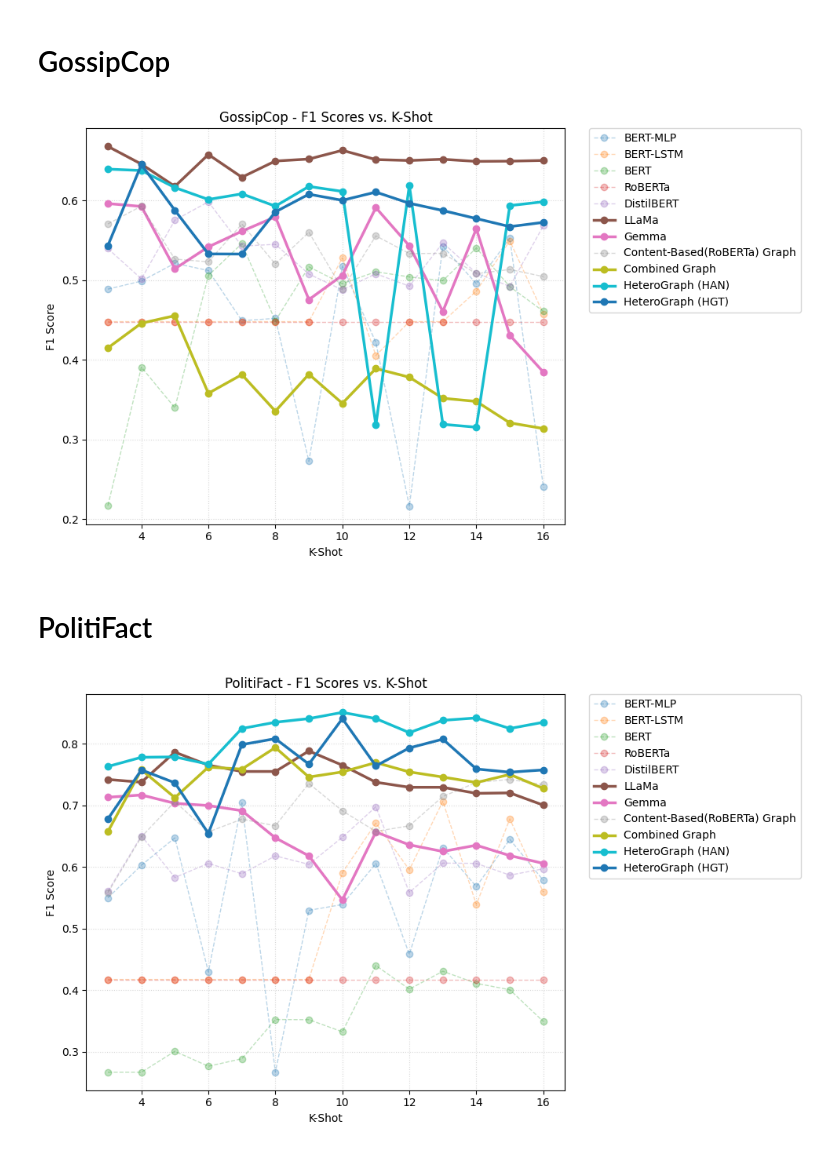
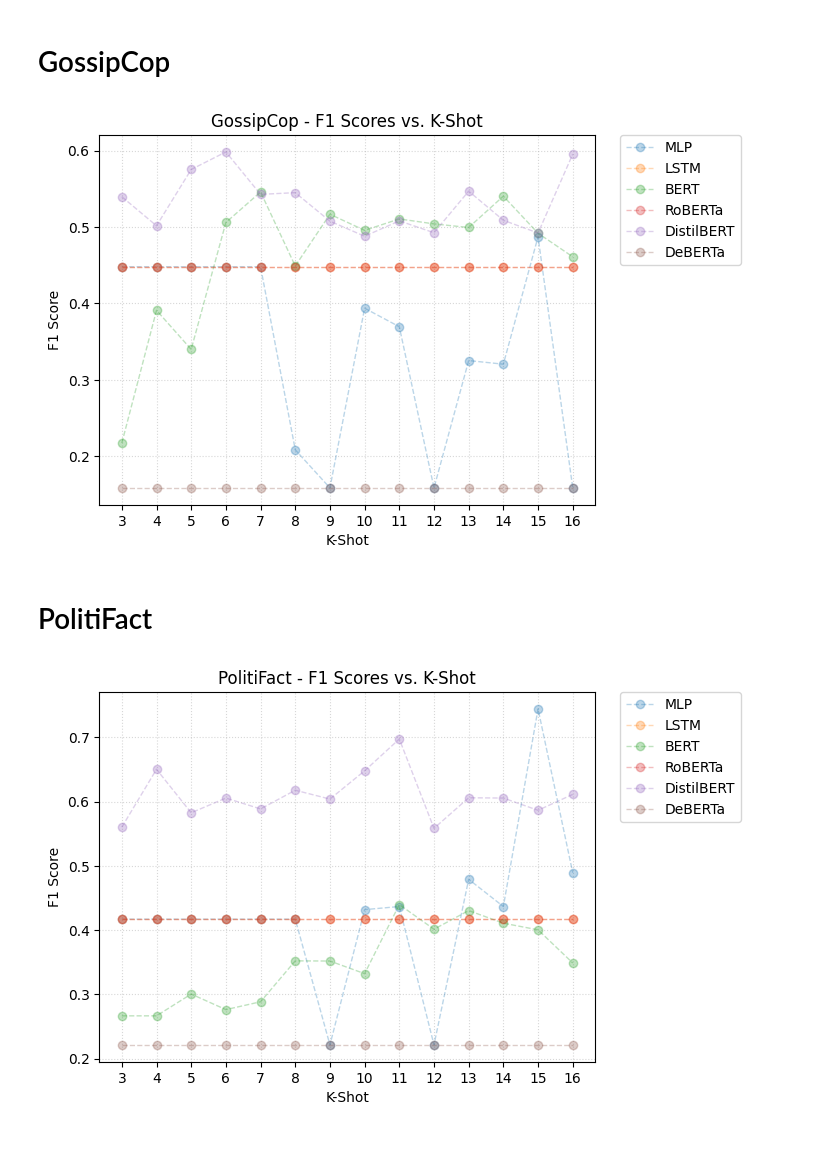
Before and after one commit to LittleFish-Coder/GemGNN, a Jupyter notebook: results/plot_metrics.ipynb, the cells around one changed output. Cells and saved outputs as stored; diff of their text form; code cells hidden in the pictures.

```diff
--- a/results/plot_metrics.ipynb
+++ b/results/plot_metrics.ipynb
@@ -9,44 +9,38 @@ import pandas as pd
 k_shots = [3, 4, 5, 6, 7, 8, 9, 10, 11, 12, 13, 14, 15, 16]
 
 data = {
-    "BERT-MLP": [0.48883131705830285, 0.4989109174964438, 0.5212204986433215, 0.5121756717963264, 0.449179946192053, 0.4521347696910397, 0.27282054103699815, 0.517515348501264, 0.4218481576492302, 0.21639150598068269, 0.5425253790568592, 0.4956776826444357, 0.5527528391282988, 0.24092287852368496],
-    # "RoBERTa-MLP": [0.4480479239826482, 0.4480479239826482, 0.4480479239826482, 0.4480479239826482, 0.4480479239826482, 0.20837101031505678, 0.1584251968503937, 0.3937524550494808, 0.369476727036753, 0.1584251968503937, 0.3251654758067668, 0.3204456097119074, 0.48722756393881494, 0.1584251968503937],
-    "BERT-LSTM": [0.4480479239826482, 0.4480479239826482, 0.4480479239826482, 0.4480479239826482, 0.4480479239826482, 0.4480479239826482, 0.4480479239826482, 0.5280301284417721, 0.40548666819007295, 0.4480479239826482, 0.4480479239826482, 0.4863743652099277, 0.5494401527549259, 0.45793889548002376],
-    # "RoBERTa-LSTM": [0.4480479239826482, 0.4480479239826482, 0.4480479239826482, 0.4480479239826482, 0.4480479239826482, 0.4480479239826482, 0.4480479239826482, 0.4480479239826482, 0.4480479239826482, 0.4480479239826482, 0.4480479239826482, 0.4480479239826482, 0.4480479239826482, 0.4480479239826482],
-    "DistilBERT": [0.539681524685335, 0.5016768447060135, 0.5753744909281324, 0.5983801415302963, 0.5427770950216155, 0.5450436581776739, 0.5076999025886729, 0.4879693708228229, 0.5080864635697339, 0.4925643146505907, 0.5469893682860267, 0.5088828555374089, 0.49219733726279685, 0.568242989913893],
+    # MLP / Sequence Model
+    "MLP": [0.4480479239826482, 0.4480479239826482, 0.4480479239826482, 0.4480479239826482, 0.4480479239826482, 0.20837101031505678, 0.1584251968503937, 0.3937524550494808, 0.369476727036753, 0.1584251968503937, 0.3251654758067668, 0.3204456097119074, 0.48722756393881494, 0.1584251968503937],
+    "LSTM": [0.4480479239826482, 0.4480479239826482, 0.4480479239826482, 0.4480479239826482, 0.4480479239826482, 0.4480479239826482, 0.4480479239826482, 0.4480479239826482, 0.4480479239826482, 0.4480479239826482, 0.4480479239826482, 0.4480479239826482, 0.4480479239826482, 0.4480479239826482],
+    # Language Model
     "BERT": [0.21721449553106068, 0.39095803723350664, 0.33981998941114183, 0.5059865664431236, 0.545900974025974, 0.4489783828250431, 0.5167989644604344, 0.4956483351452377, 0.5106455603931384, 0.5041370593770967, 0.4994288849956804, 0.5404571169947952, 0.4918823837029642, 0.4610573474895161],
     "RoBERTa": [0.4480479239826482, 0.4480479239826482, 0.4480479239826482, 0.4480479239826482, 0.4480479239826482, 0.4480479239826482, 0.4480479239826482, 0.4480479239826482, 0.4480479239826482, 0.4480479239826482, 0.4480479239826482, 0.4480479239826482, 0.4480479239826482, 0.4480479239826482],
-    "DeBERTa": [0.1584251968503937, 0.1584251968503937, 0.1584251968503937, 0.1584251968503937, 0.1584251968503937, 0.1584251968503937, 0.1584251968503937, 0.1584251968503937, 0.1584251968503937, 0.1584251968503937, 0.1584251968503937, 0.1584251968503937, 0.1584251968503937, 0.1584251968503937],
-    "LLaMa": [0.6679255164712748, 0.6457010103666688, 0.6177880459599309, 0.6577314598213395, 0.6292252082406891, 0.6495745254394713, 0.6520353204830424, 0.6629755533652726, 0.6513694713826091, 0.6502522676893367, 0.651766327136569, 0.6491066846449868, 0.6494006684110187, 0.6503160436862094],
-    "Gemma": [0.5962110645690657, 0.5925529139365211, 0.5143715545038983, 0.5418738540690963, 0.5614267062927683, 0.5795503126600933, 0.47562651960638513, 0.5061918317662056, 0.5910820424656917, 0.5431205987907018, 0.46079071370083313, 0.5645353746215376, 0.4310082715635607, 0.3847396204678999],
-    "Content-Based(RoBERTa) Graph": [0.5706466458253493, 0.5929474286476487, 0.5265031938103168, 0.5230301946074565, 0.5704651115750387, 0.5202841213260736, 0.5602835418584486, 0.4885786885786886, 0.555658661213078, 0.5334647303932498, 0.5337483493680437, 0.5081681887739821, 0.5134773634061603, 0.5046156410590983],
-    "Combined Graph": [0.4150596877869605, 0.4460285132382892, 0.45550239234449763, 0.3581081081081081, 0.3815789473684211, 0.335678391959799, 0.38204833141542005, 0.3455083909180652, 0.38915779283639884, 0.37828371278458844, 0.3518705763397371, 0.34791454730417093, 0.32096635030198445, 0.31390728476821195],
-    "HeteroGraph (HAN)": [0.639394304805263, 0.6376600952564733, 0.6162238651016209, 0.6013241832940862, 0.6083607512178941, 0.5929081793740231, 0.6176359453038778, 0.6114439455086303, 0.3181777481017918, 0.6187457381005667, 0.3191954062294856, 0.3155231289756255, 0.5936268034251204, 0.5984419102802163],
-    "HeteroGraph (HGT)": [0.5434146578411635, 0.6450803771113665, 0.5877376076536291, 0.5329531634892428, 0.5328275022592722, 0.5857494967968426, 0.6079125216821907, 0.600259144599783, 0.6105973740290094, 0.5965777554101661, 0.5874501535987904, 0.5773450346119037, 0.5672356486958481, 0.5725695712615267]
+    "DistilBERT": [0.539681524685335, 0.5016768447060135, 0.5753744909281324, 0.5983801415302963, 0.5427770950216155, 0.5450436581776739, 0.5076999025886729, 0.4879693708228229, 0.5080864635697339, 0.4925643146505907, 0.5469893682860267, 0.5088828555374089, 0.49219733726279685, 0.595438459343999],
+    "DeBERTa": [0.1584251968503937, 0.1584251968503937, 0.1584251968503937, 0.1584251968503937, 0.1584251968503937, 0.1584251968503937, 0.1584251968503937, 0.1584251968503937, 0.1584251968503937, 0.1584251968503937, 0.1584251968503937, 0.1584251968503937, 0.1584251968503937, 0.1584251968503937]
 }
-
-# for model, record in data.items():
-#     print(len(record))
 # %%
-highlight = ["Gemma", "LLaMa", "Combined Graph", "HeteroGraph (HGT)", "HeteroGraph (HAN)"]  # 你想強調的
+ours = ["Ours(Single)", "Ours(MultiGraph)"]
+highlight = ["LLaMa"]
 colors = plt.get_cmap("tab10").colors
-fig, ax = plt.subplots(figsize=(10, 6))
+fig, ax = plt.subplots()
 
 for idx, (series_name, f1_sequence) in enumerate(data.items()):
-    if series_name in highlight:
+    if series_name in ours:
         ax.plot(k_shots, f1_sequence, label=series_name, marker="o", linewidth=2.5, color=colors[idx % 10])
+    elif series_name in highlight:
+        ax.plot(k_shots, f1_sequence, label=series_name, marker="o", linewidth=2.5, color=colors[idx % 10], alpha=0.3, linestyle="--")
     else:
         ax.plot(k_shots, f1_sequence, label=series_name, marker="o", linewidth=1, color=colors[idx % 10], alpha=0.3, linestyle="--")
 
 ax.set_xlabel("K-Shot")
 ax.set_ylabel("F1 Score")
 ax.set_title("GossipCop - F1 Scores vs. K-Shot")
+ax.set_xticks(range(3, 17))
 ax.legend(bbox_to_anchor=(1.05, 1), loc='upper left', borderaxespad=0.)
 plt.grid(True, linestyle=":", alpha=0.5)
-plt.tight_layout()
 plt.show()
 # %% [output]
-[figure, old version]
+[figure, new version]
 # %% [markdown]
 # PolitiFact
 # %%
@@ -79,24 +67,25 @@ data = {
 # for model, record in data.items():
 #     print(len(record))
 # %%
-import matplotlib.pyplot as plt
-
-highlight = ["Gemma", "LLaMa", "Combined Graph", "HeteroGraph (HGT)", "HeteroGraph (HAN)"]  # 你想強調的
+ours = ["Ours(Single)", "Ours(MultiGraph)"]
+highlight = ["LLaMa"]
 colors = plt.get_cmap("tab10").colors
-fig, ax = plt.subplots(figsize=(10, 6))
+fig, ax = plt.subplots()
 
 for idx, (series_name, f1_sequence) in enumerate(data.items()):
-    if series_name in highlight:
+    if series_name in ours:
         ax.plot(k_shots, f1_sequence, label=series_name, marker="o", linewidth=2.5, color=colors[idx % 10])
+    elif series_name in highlight:
+        ax.plot(k_shots, f1_sequence, label=series_name, marker="o", linewidth=2.5, color=colors[idx % 10], alpha=0.3, linestyle="--")
     else:
         ax.plot(k_shots, f1_sequence, label=series_name, marker="o", linewidth=1, color=colors[idx % 10], alpha=0.3, linestyle="--")
 
 ax.set_xlabel("K-Shot")
 ax.set_ylabel("F1 Score")
 ax.set_title("PolitiFact - F1 Scores vs. K-Shot")
+ax.set_xticks(range(3, 17))
 ax.legend(bbox_to_anchor=(1.05, 1), loc='upper left', borderaxespad=0.)
 plt.grid(True, linestyle=":", alpha=0.5)
-plt.tight_layout()
 plt.show()
 # %% [output]
-[figure, old version]
+[figure, new version]
```
Also changed, not shown: parts of 1 cell of this notebook, 5 other files.
